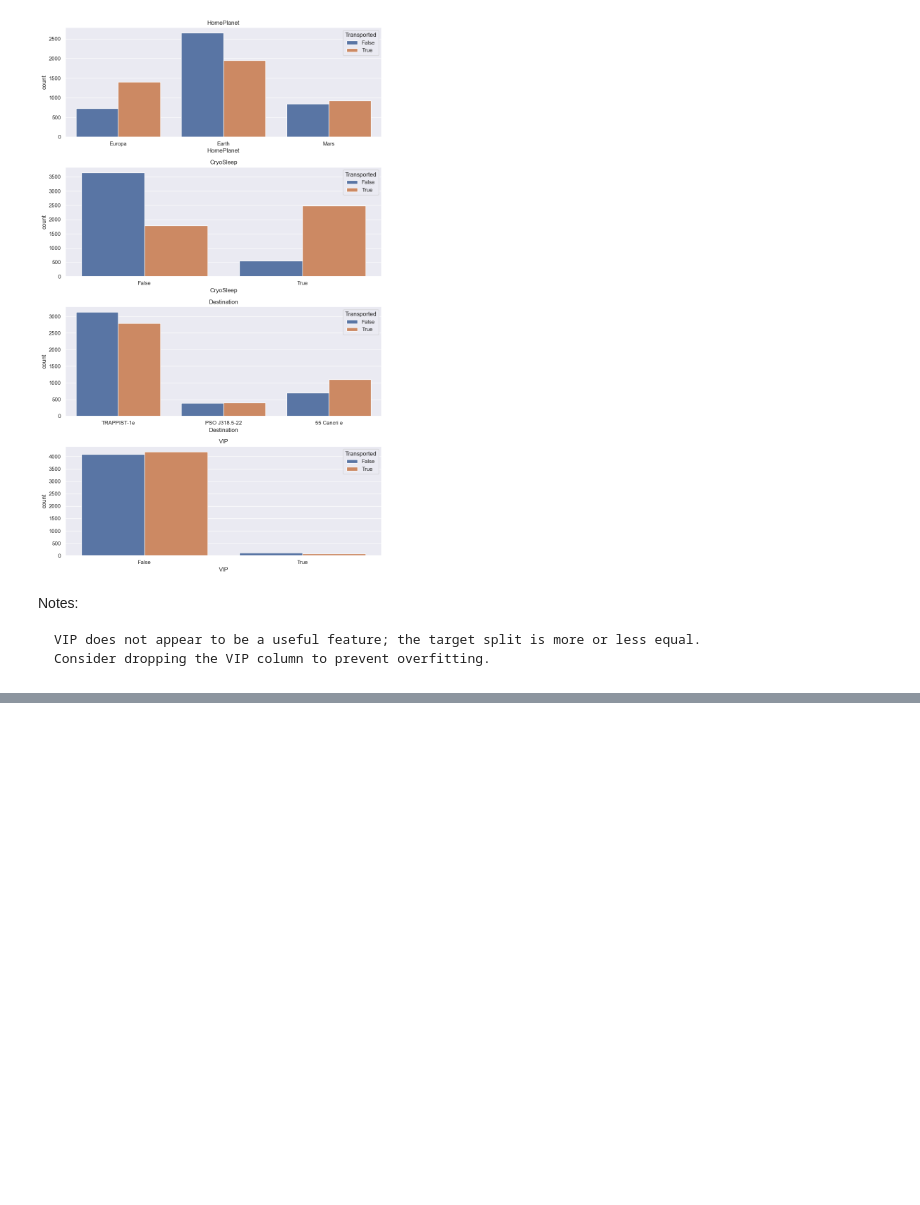
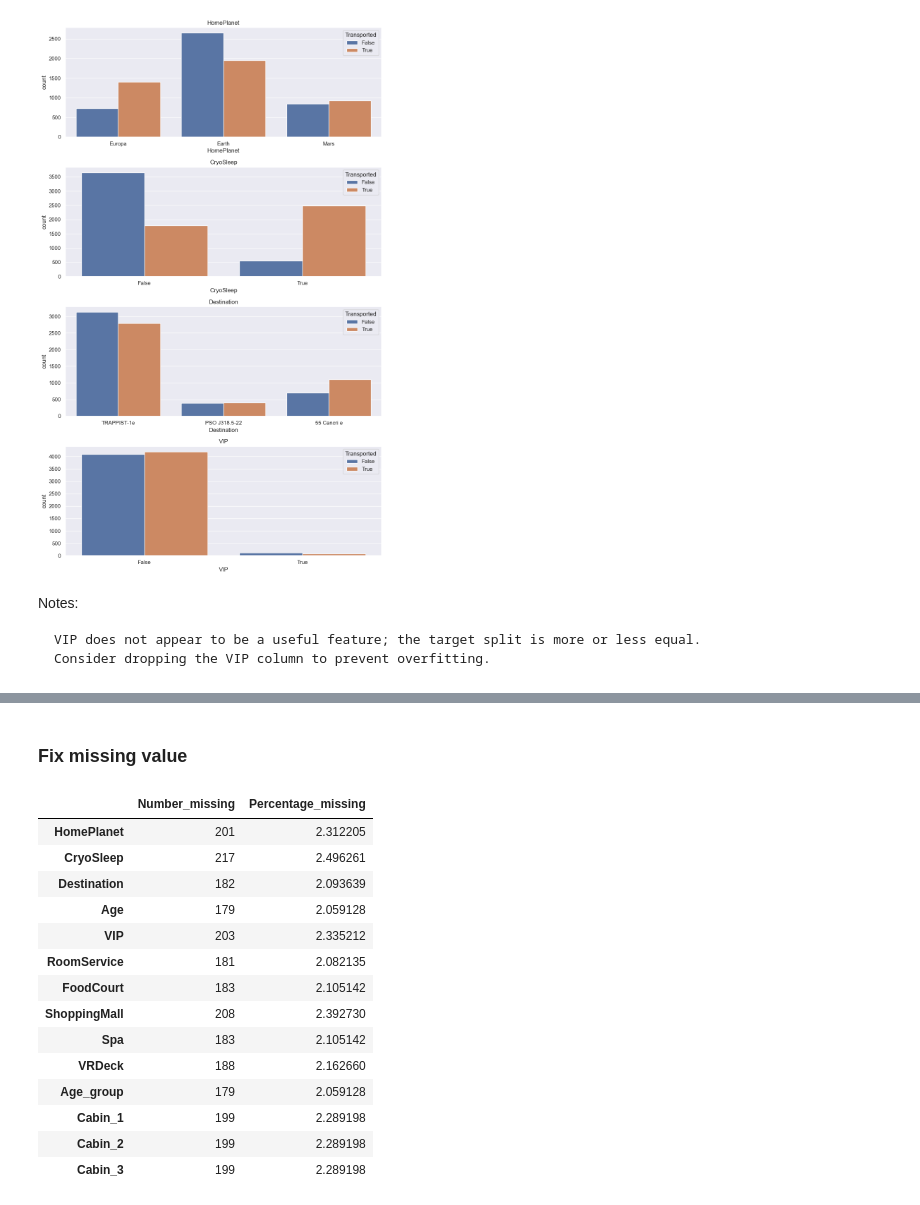
Before and after one commit to Ishank-jn/Spaceship-Titanic, a Jupyter notebook: Main.ipynb, the cells around one changed output, grey strips where cells are left out. Saved outputs shown, nothing was run; the diff lists cells and outputs as text; code cells hidden in the pictures; blank space fills up the shorter version.

```diff
--- a/Main.ipynb
+++ b/Main.ipynb
@@ -181,0 +198,27 @@ x_trainers = train.drop(['Transported'], axis=1)
+# %% [markdown]
+### Fix missing value
+# %%
+# Get names of columns with missing values
+cols_with_missing = [col for col in train.columns
+                     if train[col].isnull().any()]
+
+# Missing values summary
+mv=pd.DataFrame(train[cols_with_missing].isna().sum(), columns=['Number_missing'])
+mv['Percentage_missing']=100*mv['Number_missing']/len(train)
+mv
+# %% [output]
+|  | Number_missing | Percentage_missing |
+| HomePlanet | 201 | 2.312205 |
+| CryoSleep | 217 | 2.496261 |
+| Destination | 182 | 2.093639 |
+| Age | 179 | 2.059128 |
+| VIP | 203 | 2.335212 |
+| RoomService | 181 | 2.082135 |
+| FoodCourt | 183 | 2.105142 |
+| ShoppingMall | 208 | 2.392730 |
+| Spa | 183 | 2.105142 |
+| VRDeck | 188 | 2.162660 |
+| Age_group | 179 | 2.059128 |
+| Cabin_1 | 199 | 2.289198 |
+| Cabin_2 | 199 | 2.289198 |
+| Cabin_3 | 199 | 2.289198 |
```
Also changed, not shown: parts of 12 cells of this notebook.
